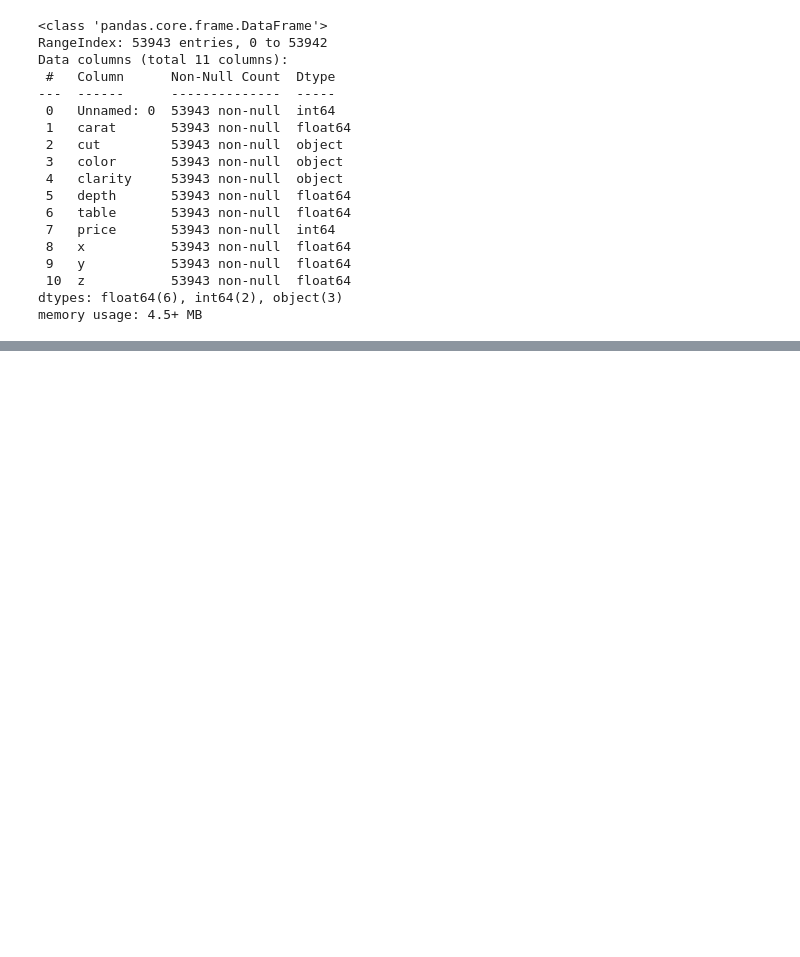
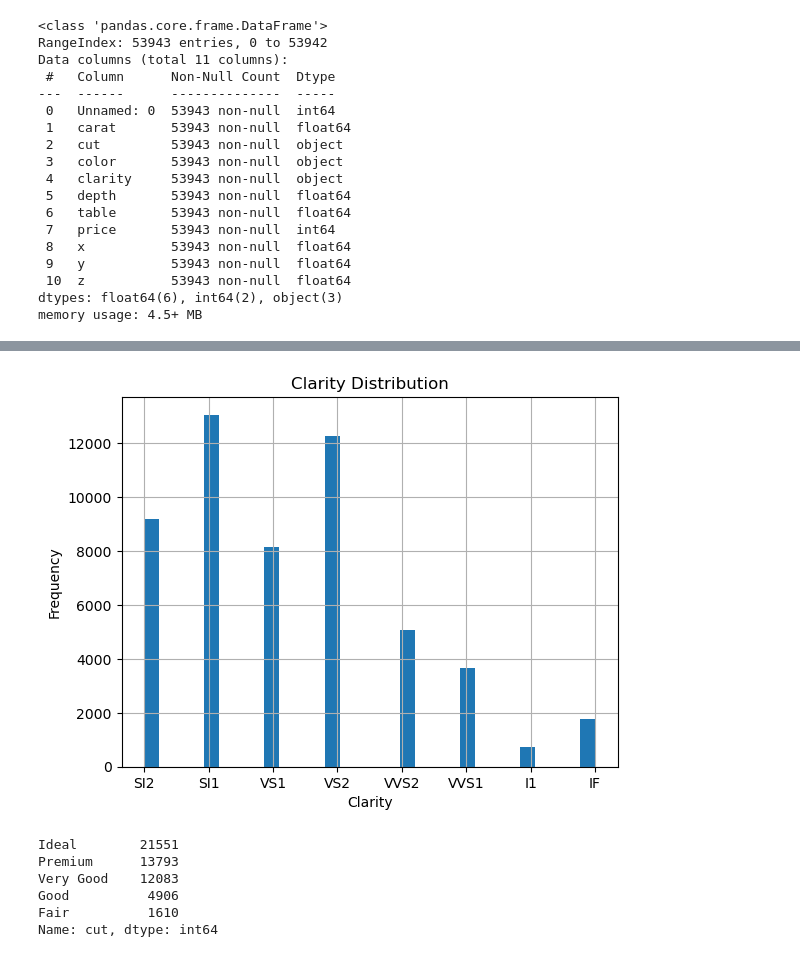
Before and after one commit to CodeFusion-General/diamondprice, a Jupyter notebook: main.ipynb, the cells around one changed output, grey strips where cells are left out. Drawn from its saved outputs; the diff is of its cells as text; code cells hidden in the pictures; blank space fills up the shorter version.

```diff
--- a/main.ipynb
+++ b/main.ipynb
@@ -112,0 +160,18 @@ for c in num_cols.columns:
+# %%
+plt.hist(df['clarity'], bins=30)
+plt.xlabel('Clarity')
+plt.ylabel('Frequency')
+plt.grid(True)  # Add grid lines
+plt.title('Clarity Distribution')
+plt.show()
+# %% [output]
+[figure, added]
+# %%
+df["cut"].value_counts()
+# %% [output]
+Ideal        21551
+Premium      13793
+Very Good    12083
+Good          4906
+Fair          1610
+Name: cut, dtype: int64
```
Also changed, not shown: parts of 20 cells of this notebook.
